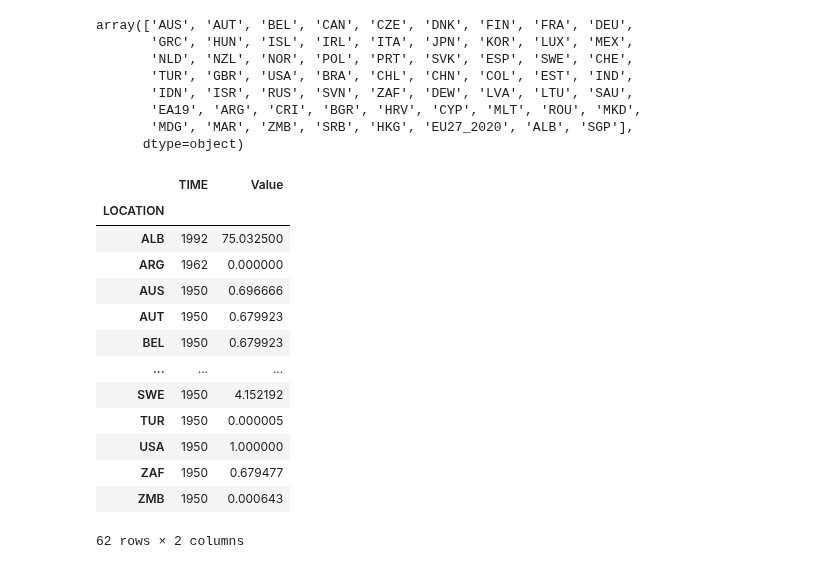
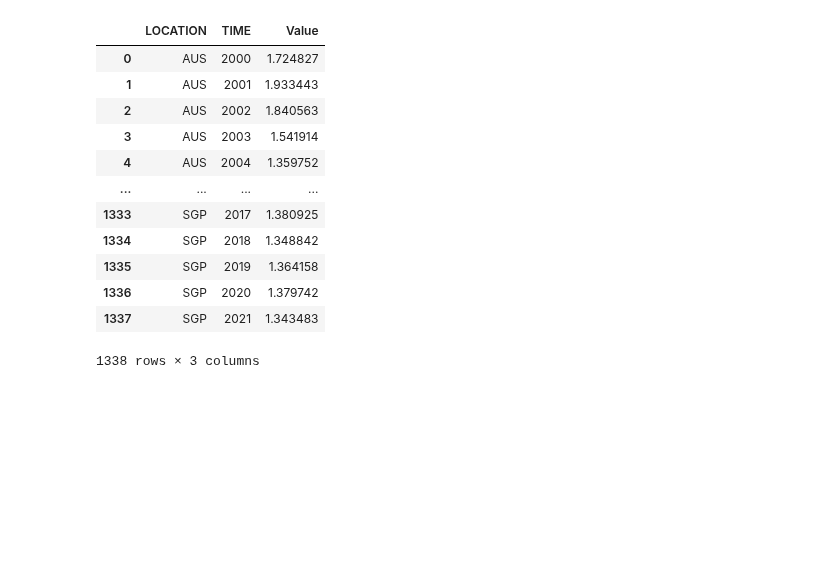
Before and after one commit to attila5287/scrap_and_dataviz, a Jupyter notebook: currency.ipynb, the cells around one changed output. Cells and saved outputs as stored; diff of their text form; code cells hidden in the pictures; blank space fills up the shorter version.

```diff
--- a/currency.ipynb
+++ b/currency.ipynb
@@ -28,31 +29,22 @@ df
 # %%
 countries = df['LOCATION']
-countries.unique()
+for c in countries.unique():
+    pass
+    c
-# %% [output]
-array(['AUS', 'AUT', 'BEL', 'CAN', 'CZE', 'DNK', 'FIN', 'FRA', 'DEU',
-       'GRC', 'HUN', 'ISL', 'IRL', 'ITA', 'JPN', 'KOR', 'LUX', 'MEX',
-       'NLD', 'NZL', 'NOR', 'POL', 'PRT', 'SVK', 'ESP', 'SWE', 'CHE',
-       'TUR', 'GBR', 'USA', 'BRA', 'CHL', 'CHN', 'COL', 'EST', 'IND',
-       'IDN', 'ISR', 'RUS', 'SVN', 'ZAF', 'DEW', 'LVA', 'LTU', 'SAU',
-       'EA19', 'ARG', 'CRI', 'BGR', 'HRV', 'CYP', 'MLT', 'ROU', 'MKD',
-       'MDG', 'MAR', 'ZMB', 'SRB', 'HKG', 'EU27_2020', 'ALB', 'SGP'],
-      dtype=object)
 # %%
 df = df[['LOCATION', 'TIME', 'Value', ]]
+df
+# %% [output]
+|  | LOCATION | TIME | Value |
+| 0 | AUS | 2000 | 1.724827 |
+| 1 | AUS | 2001 | 1.933443 |
+| 2 | AUS | 2002 | 1.840563 |
+| 3 | AUS | 2003 | 1.541914 |
+| 4 | AUS | 2004 | 1.359752 |
+| ... | ... | ... | ... |
+| 1333 | SGP | 2017 | 1.380925 |
+| 1334 | SGP | 2018 | 1.348842 |
+| 1335 | SGP | 2019 | 1.364158 |
+| 1336 | SGP | 2020 | 1.379742 |
+| 1337 | SGP | 2021 | 1.343483 |
+1338 rows × 3 columns
-# %%
-df.groupby(['LOCATION']).min()
-# %% [output]
-|  | TIME | Value |
-| LOCATION |  |  |
-| ALB | 1992 | 75.032500 |
-| ARG | 1962 | 0.000000 |
-| AUS | 1950 | 0.696666 |
-| AUT | 1950 | 0.679923 |
-| BEL | 1950 | 0.679923 |
-| ... | ... | ... |
-| SWE | 1950 | 4.152192 |
-| TUR | 1950 | 0.000005 |
-| USA | 1950 | 1.000000 |
-| ZAF | 1950 | 0.679477 |
-| ZMB | 1950 | 0.000643 |
-62 rows × 2 columns
```
Also changed, not shown: parts of 6 cells of this notebook.
